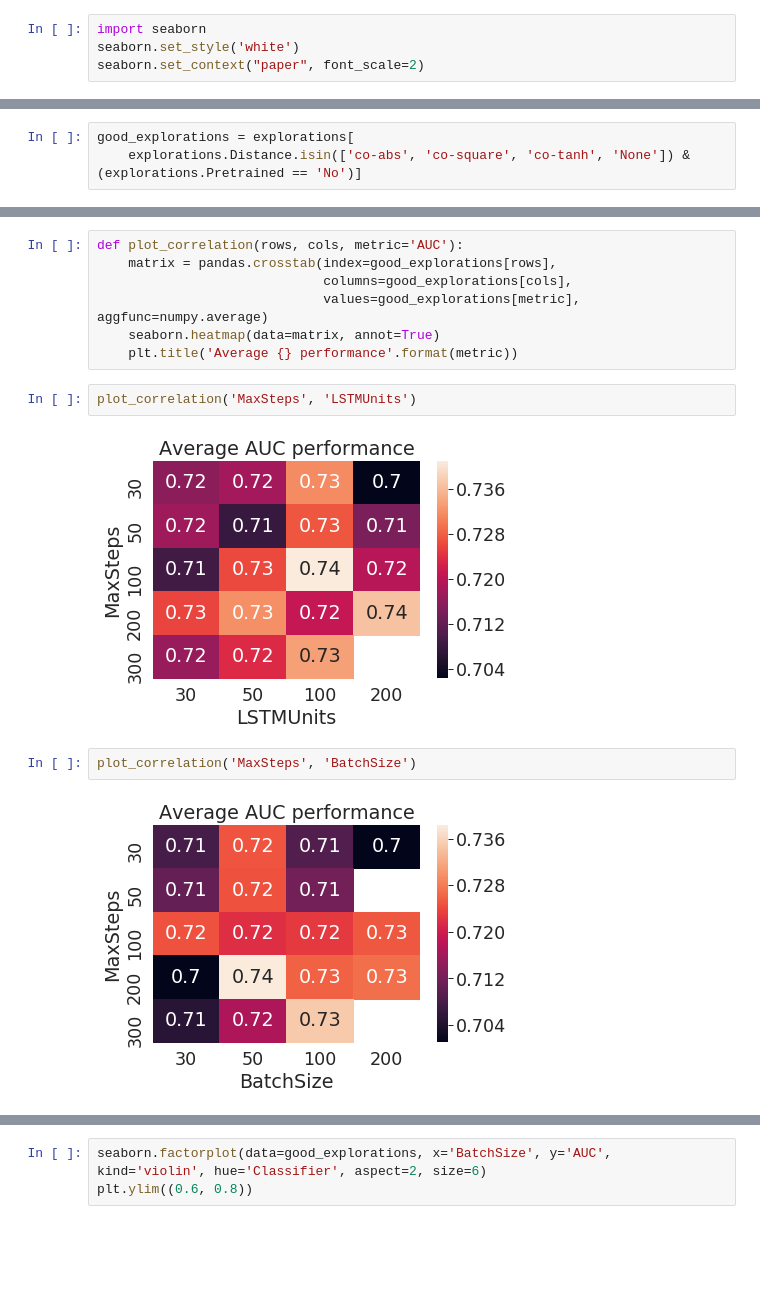
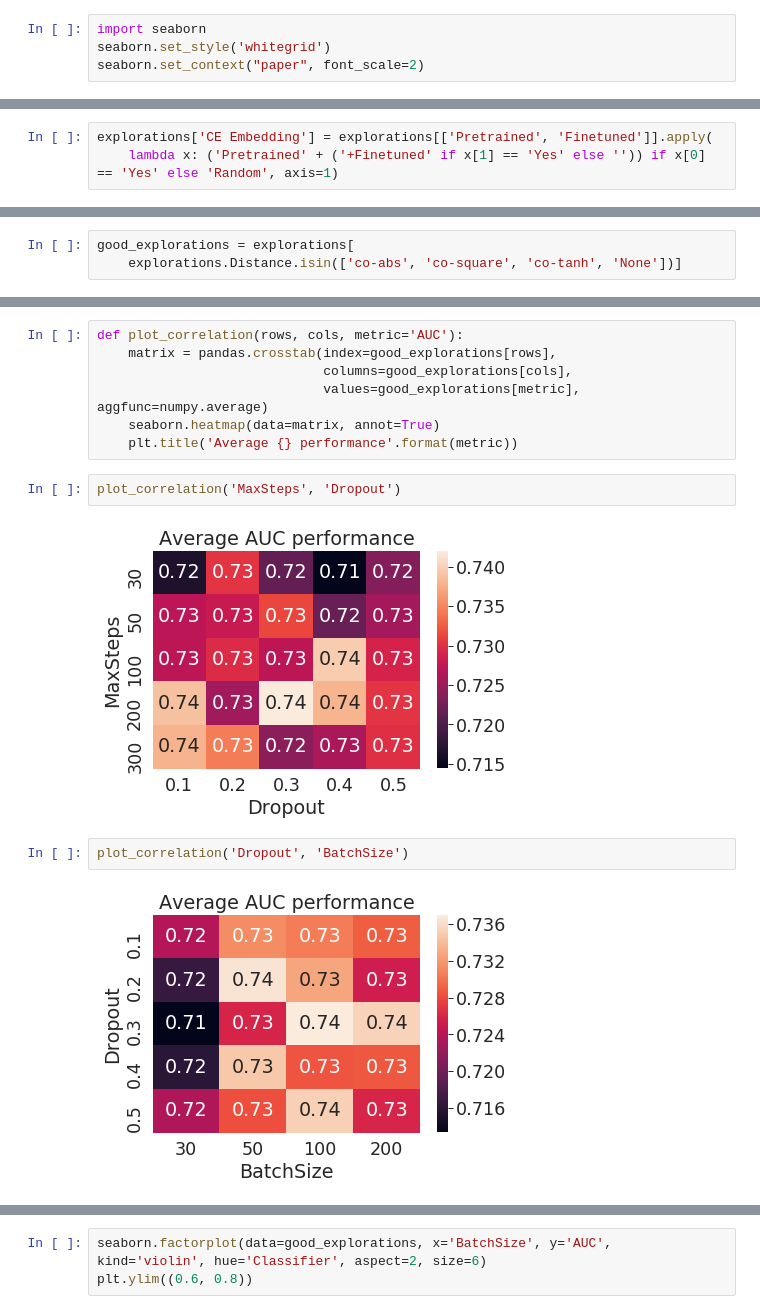
Before and after one commit to mit0110/knowledge_tracing, a Jupyter notebook: notebooks/Explorations 2019.ipynb, the cells around one changed output, grey strips where cells are left out. Drawn from its saved outputs; the diff is of its cells as text; blank space fills up the shorter version.

```diff
--- a/notebooks/Explorations 2019.ipynb
+++ b/notebooks/Explorations 2019.ipynb
@@ -8,7 +8,7 @@ import pickle
 import colors
 # %%
 import seaborn
-seaborn.set_style('white')
+seaborn.set_style('whitegrid')
 seaborn.set_context("paper", font_scale=2)
 # %%
 #explorations = pandas.read_csv('/home/mteruel/edm/results/dkt_lstm/by_problem_id/classifier_explorations.tsv', sep='\t')
@@ -43,0 +52,3 @@ plt.ylim((0.6, 0.8))
+# %%
+explorations['CE Embedding'] = explorations[['Pretrained', 'Finetuned']].apply(
+    lambda x: ('Pretrained' + ('+Finetuned' if x[1] == 'Yes' else '')) if x[0] == 'Yes' else 'Random', axis=1)
@@ -81,4 +117,4 @@ seaborn.pairplot(data=good_explorations, x_vars=['MaxSteps', 'LSTMUnits', 'Dropo
 [figure]
 # %%
 good_explorations = explorations[
-    explorations.Distance.isin(['co-abs', 'co-square', 'co-tanh', 'None']) & (explorations.Pretrained == 'No')]
+    explorations.Distance.isin(['co-abs', 'co-square', 'co-tanh', 'None'])]
@@ -90,13 +142,13 @@ def plot_correlation(rows, cols, metric='AUC'):
     seaborn.heatmap(data=matrix, annot=True)
     plt.title('Average {} performance'.format(metric))
 # %%
-plot_correlation('MaxSteps', 'LSTMUnits')
+plot_correlation('MaxSteps', 'Dropout')
 # %% [output]
-[figure, old version]
+[figure, new version]
 # %%
-plot_correlation('MaxSteps', 'BatchSize')
+plot_correlation('Dropout', 'BatchSize')
 # %% [output]
-[figure, old version]
+[figure, new version]
 # %%
 plot_correlation('LSTMUnits', 'BatchSize')
 # %% [output]
```
Also changed, not shown: parts of 20 cells of this notebook, 1 other file.
